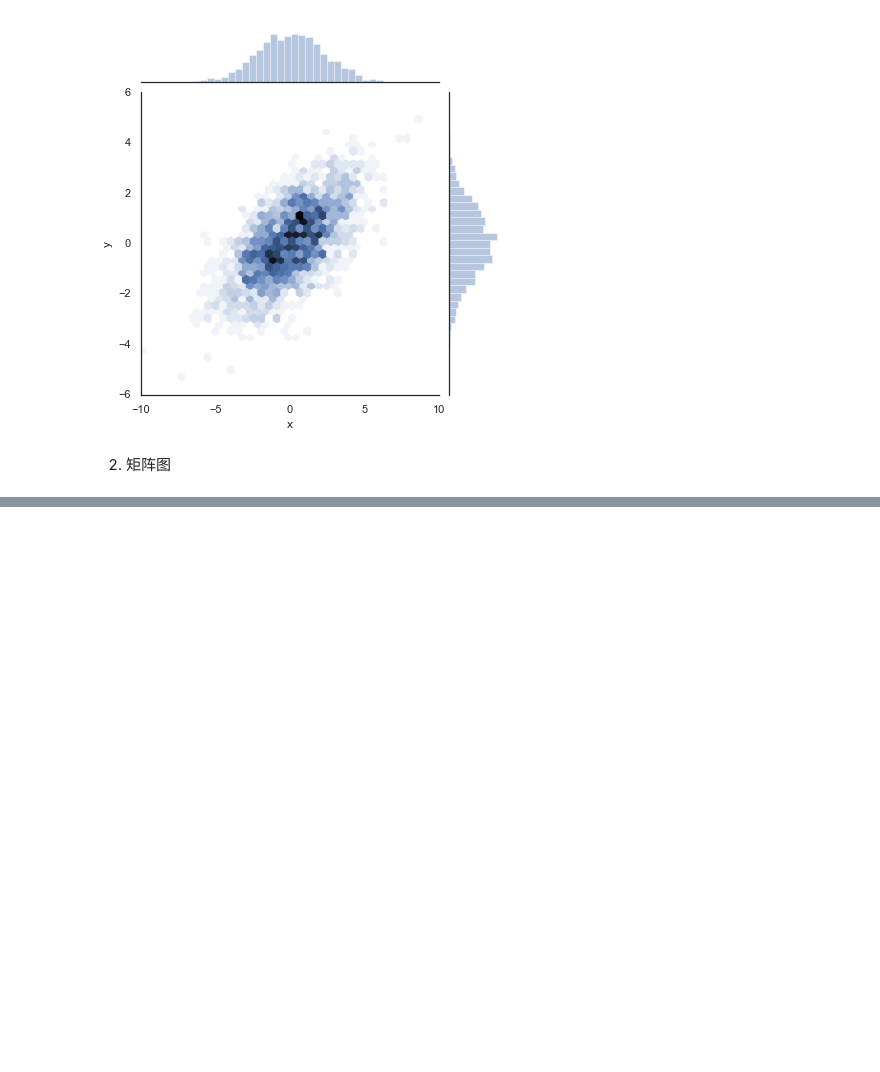
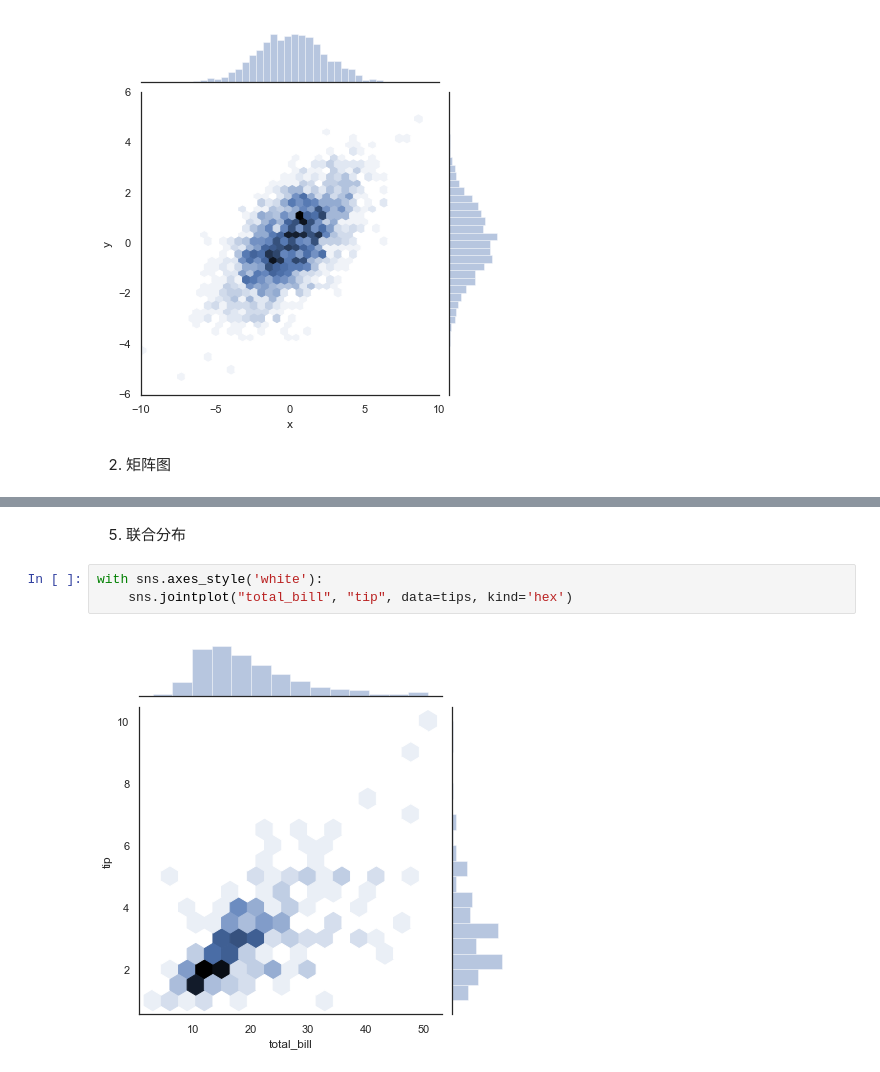
Before and after one commit to Git2191866109/BookStudy, a Jupyter notebook: book3/book3_4_15.ipynb, the cells around one changed output, grey strips where cells are left out. Cells and saved outputs as stored; diff of their text form; blank space fills up the shorter version.

```diff
--- a/book3/book3_4_15.ipynb
+++ b/book3/book3_4_15.ipynb
@@ -306,0 +361,7 @@ with sns.axes_style('white'):
+# %% [markdown]
+5. 联合分布
+# %%
+with sns.axes_style('white'):
+    sns.jointplot("total_bill", "tip", data=tips, kind='hex')
+# %% [output]
+[figure, added]
```
Also changed, not shown: parts of 33 cells of this notebook, 2 other files.
